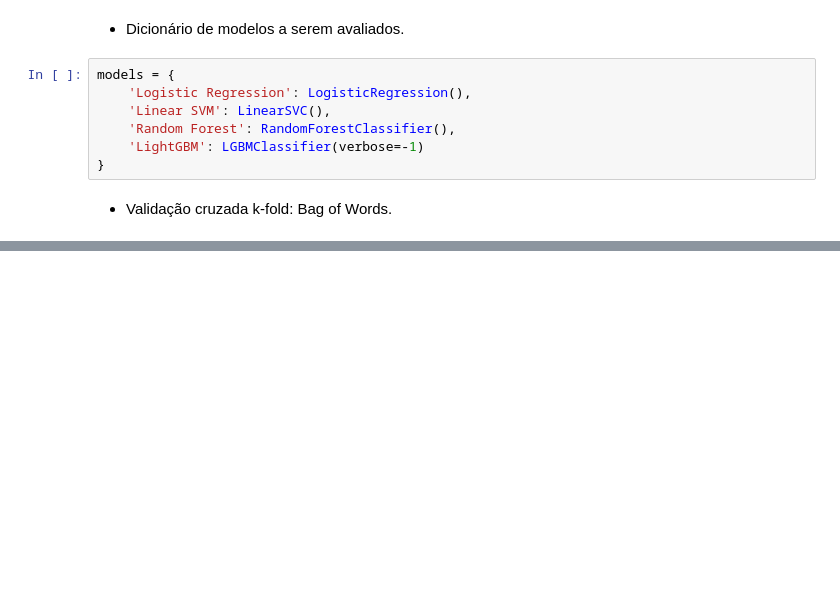
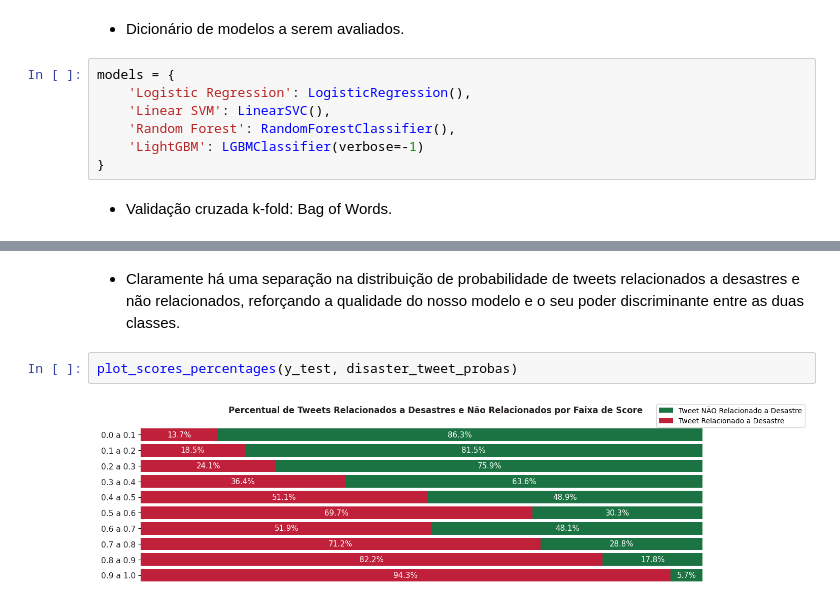
Before and after one commit to allmeidaapedro/Twitter-Disaster-Analysis, a Jupyter notebook: notebooks/modelling.ipynb, the cells around one changed output, grey strips where cells are left out. Drawn from its saved outputs; the diff is of its cells as text; blank space fills up the shorter version.

```diff
--- a/notebooks/modelling.ipynb
+++ b/notebooks/modelling.ipynb
@@ -353,0 +496,6 @@ weighted avg       0.79      0.79      0.78      1523
+# %% [markdown]
+- Claramente há uma separação na distribuição de probabilidade de tweets relacionados a desastres e não relacionados, reforçando a qualidade do nosso modelo e o seu poder discriminante entre as duas classes.
+# %%
+plot_scores_percentages(y_test, disaster_tweet_probas)
+# %% [output]
+[figure, added]
```
Also changed, not shown: parts of 21 cells of this notebook, 2 other files.
